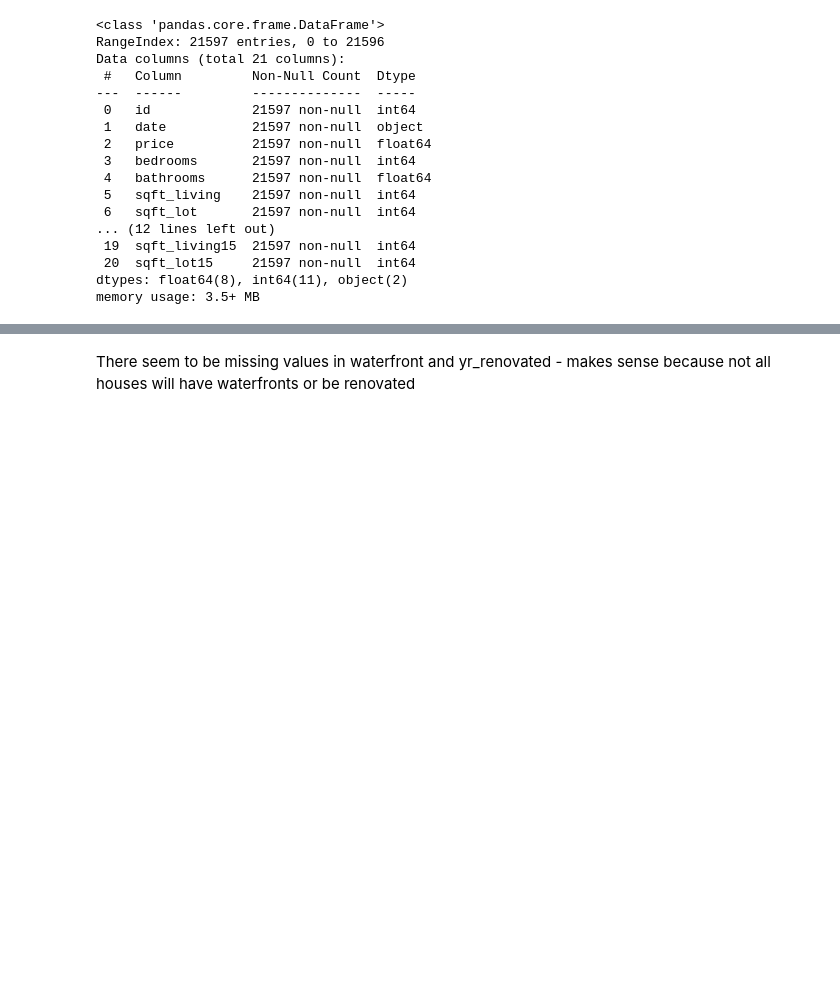
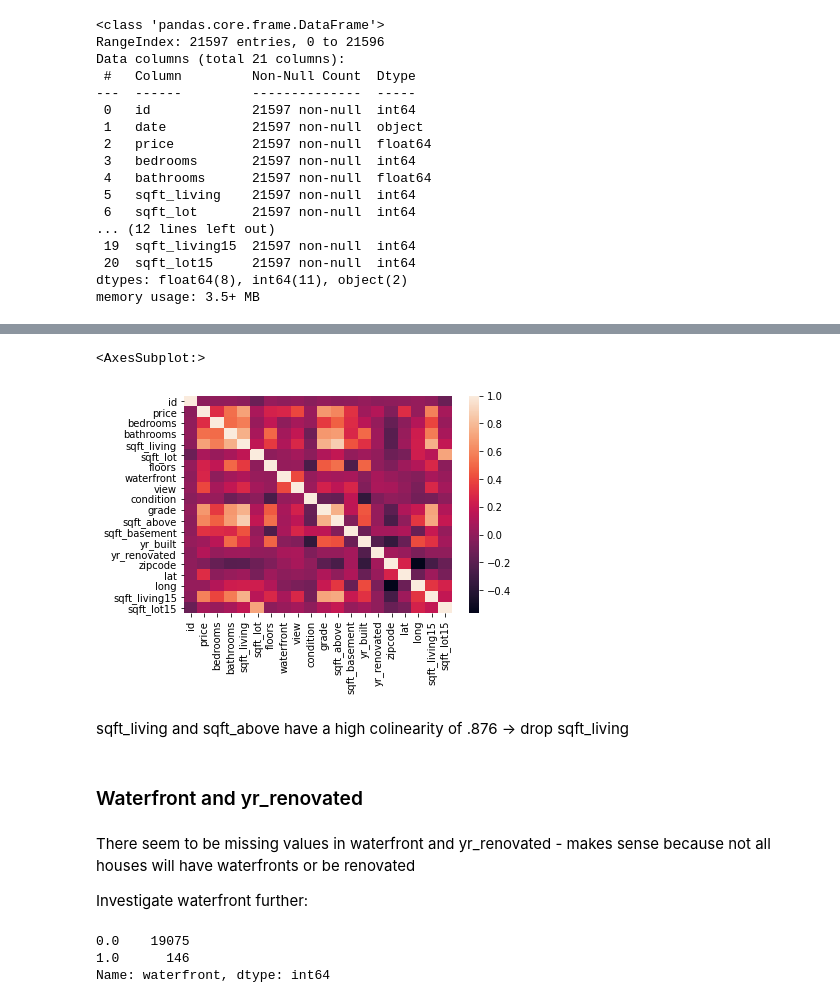
Before and after one commit to hoganbyun/dsc-phase-2-project, a Jupyter notebook: student.ipynb, the cells around one changed output, grey strips where cells are left out. Cells and saved outputs as stored; diff of their text form; code cells hidden in the pictures; blank space fills up the shorter version.

```diff
--- a/student.ipynb
+++ b/student.ipynb
@@ -135,0 +120,5 @@ df_drop_questionmark['sqft_basement'] = df_drop_questionmark['sqft_basement'].as
+# %%
+# Test run
+df_basement_test = df
+# %%
+df_basement_test['sqft_basement_test'] = df_basement_test['sqft_living'] - df_basement_test['sqft_above']
@@ -135,0 +157,2 @@ df_drop_questionmark['sqft_basement'] = df_drop_questionmark['sqft_basement'].as
+# %%
+df = df.assign(sqft_basement=df_basement_test['sqft_basement_test'])
@@ -135,0 +182,2 @@ df_drop_questionmark['sqft_basement'] = df_drop_questionmark['sqft_basement'].as
+# %%
+df.drop('sqft_basement_test', axis=1, inplace=True)
@@ -155,0 +206,7 @@ df_drop_questionmark.corr()
+# %%
+sns.heatmap(df.corr())
+# %% [output]
+<AxesSubplot:>
+[figure, added]
+# %% [markdown]
+sqft_living and sqft_above have a high colinearity of .876 -> drop sqft_living
@@ -156,2 +215,12 @@ df_drop_questionmark.corr()
+# %% [markdown]
+### Waterfront and yr_renovated
 # %% [markdown]
 There seem to be missing values in waterfront and yr_renovated - makes sense because not all houses will have waterfronts or be renovated
+
+Investigate waterfront further:
+# %%
+df['waterfront'].value_counts()
+# %% [output]
+0.0    19075
+1.0      146
+Name: waterfront, dtype: int64
```
Also changed, not shown: parts of 50 cells of this notebook.
